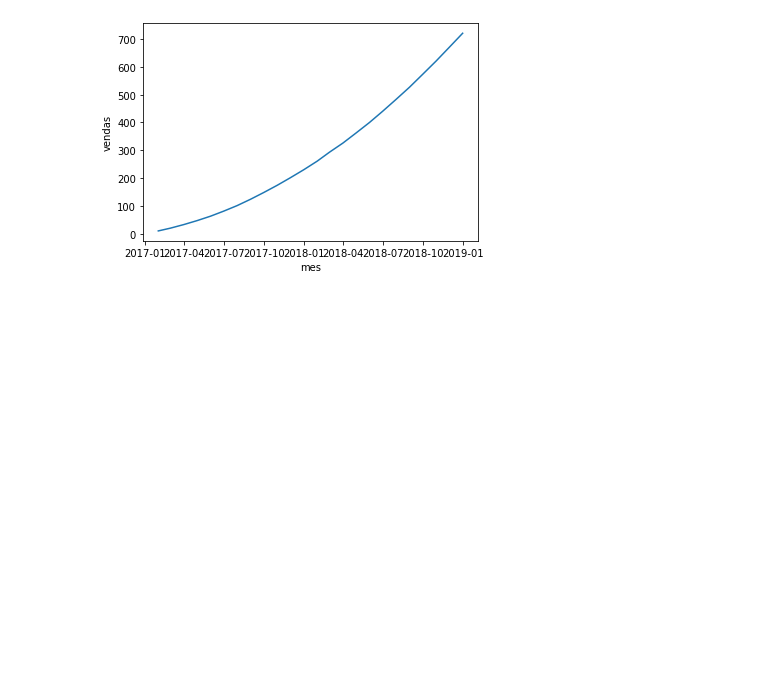
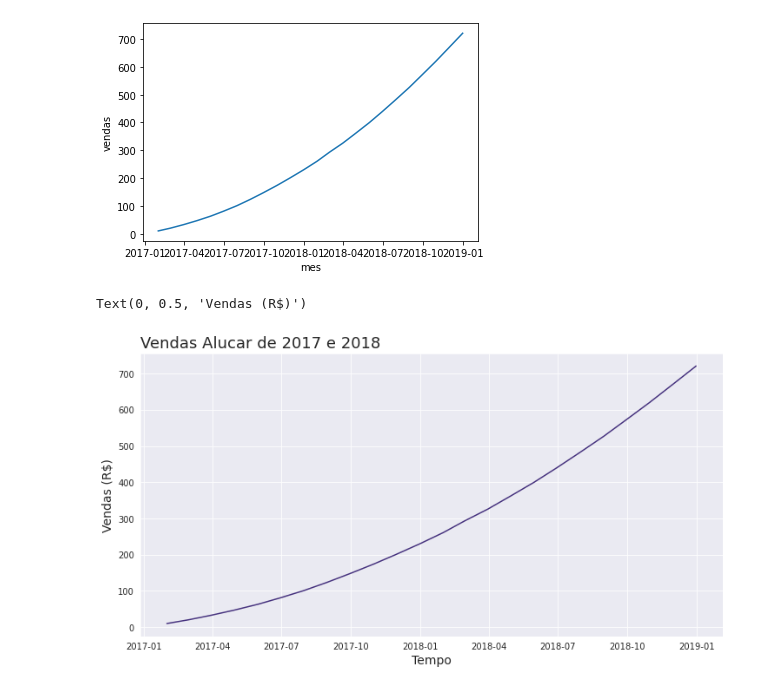
Before and after one commit to erikamarchi/data-science-introducao-a-analise-de-series-temporais, a Jupyter notebook: SeriesTemporais.ipynb, the cells around one changed output. Drawn from its saved outputs; the diff is of its cells as text; code cells hidden in the pictures; blank space fills up the shorter version.

Commit message:
Melhora visualização do gráfico

```diff
--- a/SeriesTemporais.ipynb
+++ b/SeriesTemporais.ipynb
@@ -50,3 +50,14 @@ sns.lineplot(x='mes', y='vendas', data=alucar)
 # %% [output]
 <matplotlib.axes._subplots.AxesSubplot at 0x...>
 [figure]
+# %%
+sns.set_palette('viridis')
+sns.set_style('darkgrid')
+ax = sns.lineplot(x='mes', y='vendas', data=alucar)
+ax.figure.set_size_inches(12,6)
+ax.set_title('Vendas Alucar de 2017 e 2018', loc='left', fontsize=18)
+ax.set_xlabel('Tempo', fontsize=14)
+ax.set_ylabel('Vendas (R$)', fontsize=14)
+# %% [output]
+Text(0, 0.5, 'Vendas (R$)')
+[figure, added]
```
